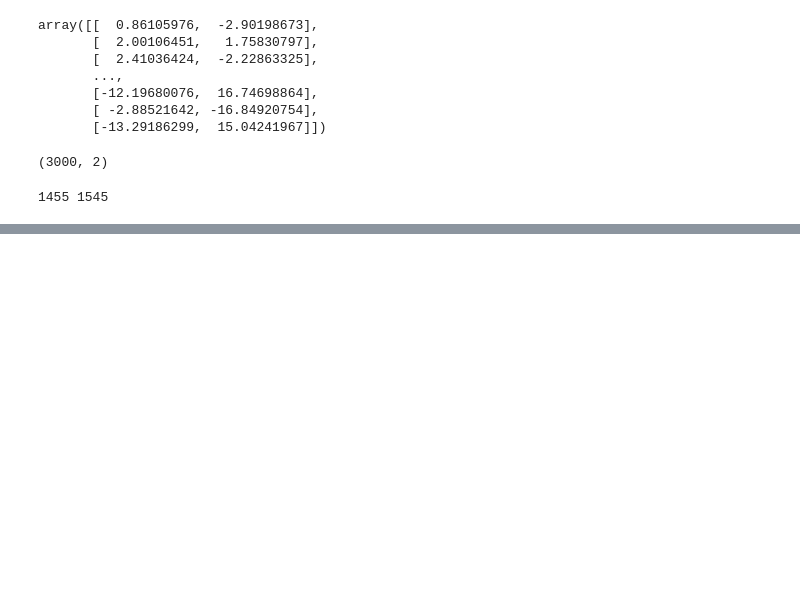
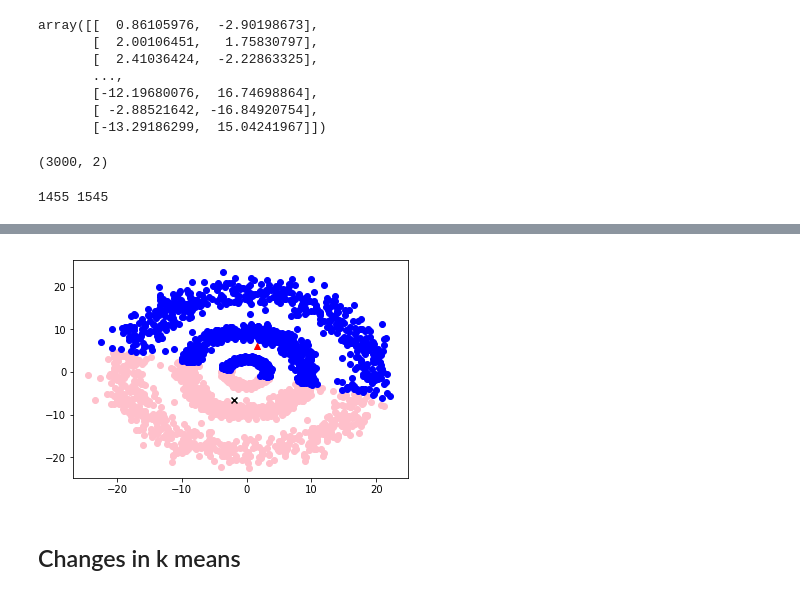
Before and after one commit to mehta-a/Amazon-Review-Clustering, a Jupyter notebook: notebooks/Part IV.ipynb, the cells around one changed output, grey strips where cells are left out. Cells and saved outputs as stored; diff of their text form; code cells hidden in the pictures; blank space fills up the shorter version.

```diff
--- a/notebooks/Part IV.ipynb
+++ b/notebooks/Part IV.ipynb
@@ -54,0 +74,24 @@ print(len(clusters[0]), len(clusters[1]))
+# %%
+df_clsuter1 = cluster_df.loc[clusters[0], ['x','y']]
+df_cluster2 = cluster_df.loc[clusters[1], ['x','y']]
+# %%
+x1 = np.array(df_clsuter1['x'])
+y1 = np.array(df_clsuter1['y'])
+
+x2 = np.array(df_cluster2['x'])
+y2 = np.array(df_cluster2['y'])
+
+
+fix, ax = plt.subplots()
+
+ax.scatter(x1, y1, facecolor='pink')
+ax.scatter(x2, y2, facecolor='blue')
+
+ax.scatter(cluster_centroid[0][0], cluster_centroid[0][1], marker = 'x', facecolor='black')
+ax.scatter(cluster_centroid[1][0], cluster_centroid[1][1], marker='^', facecolor='red')
+
+plt.show()
+# %% [output]
+[figure, added]
+# %% [markdown]
+## Changes in k means
```
Also changed, not shown: parts of 4 cells of this notebook, 3 other files.
